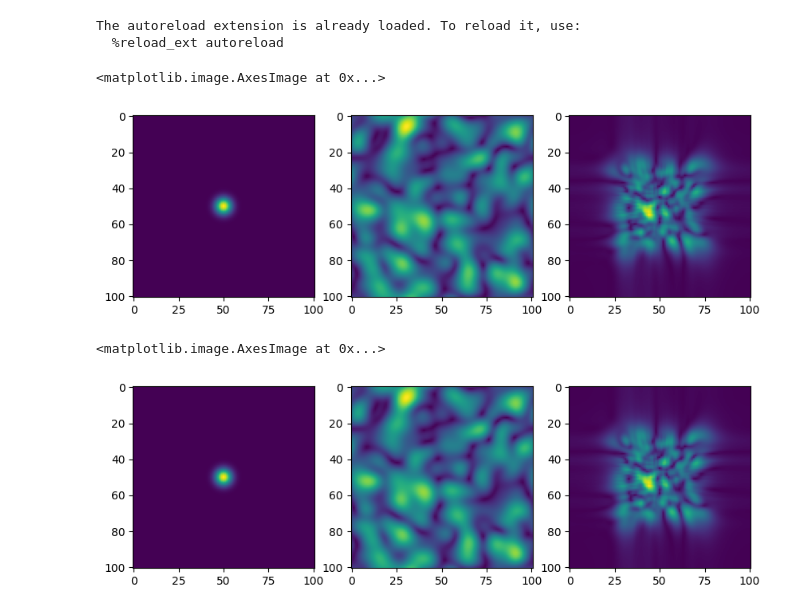
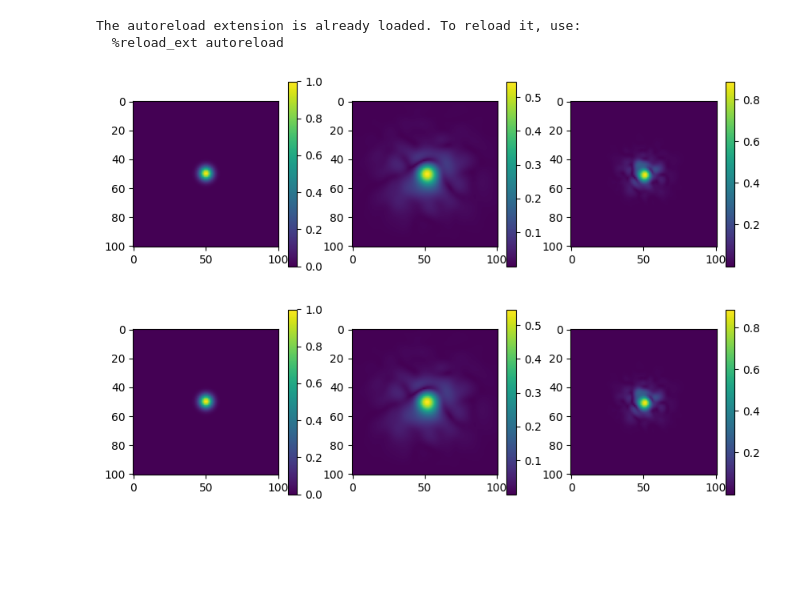
Before and after one commit to jysru/tensor_tools, a Jupyter notebook: examples/fft.ipynb, the cells around one changed output. Drawn from its saved outputs; the diff is of its cells as text; code cells hidden in the pictures; blank space fills up the shorter version.

```diff
--- a/examples/fft.ipynb
+++ b/examples/fft.ipynb
@@ -14,20 +16,21 @@ The autoreload extension is already loaded. To reload it, use:
 # %%
 sz = 100
 x = np.arange(-sz//2, sz//2+1)
 X, Y = np.meshgrid(x, x)
 R = np.sqrt(np.square(X) + np.square(Y))
 
-z_np = np.exp(-np.square(R)/20) * np.exp(1j * 2 * np.pi * np.random.rand(*X.shape))
+phi_np = gaussian_filter(2 * np.pi * np.random.rand(*X.shape), sigma=1)
+z_np = np.exp(-np.square(R)/20) * np.exp(1j * phi_np)
 ft_np = np_fft.fft2(z_np)
 frt_np = np_fft.ffrt2(z_np, dz=40e-6, pixel_size=1e-6, wavelength=1064e-9)
 
 fig, axs = plt.subplots(1, 3, figsize=(10,3))
-axs[0].imshow(np.abs(z_np))
-axs[1].imshow(np.abs(ft_np))
-axs[2].imshow(np.abs(frt_np))
+pl0 = axs[0].imshow(np.abs(z_np))
+pl1 = axs[1].imshow(np.abs(ft_np))
+pl2 = axs[2].imshow(np.abs(frt_np))
+_ = [plt.colorbar(pl, ax=axs[i]) for i, pl in enumerate([pl0, pl1, pl2])]
 # %% [output]
-<matplotlib.image.AxesImage at 0x...>
-[figure, old version]
+[figure, new version]
 # %%
 z_tf = tf.convert_to_tensor(z_np)
 ft_tf = tf_fft.fft2(z_tf)
@@ -35,9 +38,9 @@ frt_tf = tf_fft.ffrt2(z_tf, dz=40e-6, pixel_size=1e-6, wavelength=1064e-9)
 
 
 fig, axs = plt.subplots(1, 3, figsize=(10,3))
-axs[0].imshow(np.abs(z_tf))
-axs[1].imshow(np.abs(ft_tf))
-axs[2].imshow(np.abs(frt_tf))
+pl0 = axs[0].imshow(np.abs(z_tf))
+pl1 = axs[1].imshow(np.abs(ft_tf))
+pl2 = axs[2].imshow(np.abs(frt_tf))
+_ = [plt.colorbar(pl, ax=axs[i]) for i, pl in enumerate([pl0, pl1, pl2])]
 # %% [output]
-<matplotlib.image.AxesImage at 0x...>
-[figure, old version]
+[figure, new version]
```
Also changed, not shown: parts of 1 cell of this notebook.
